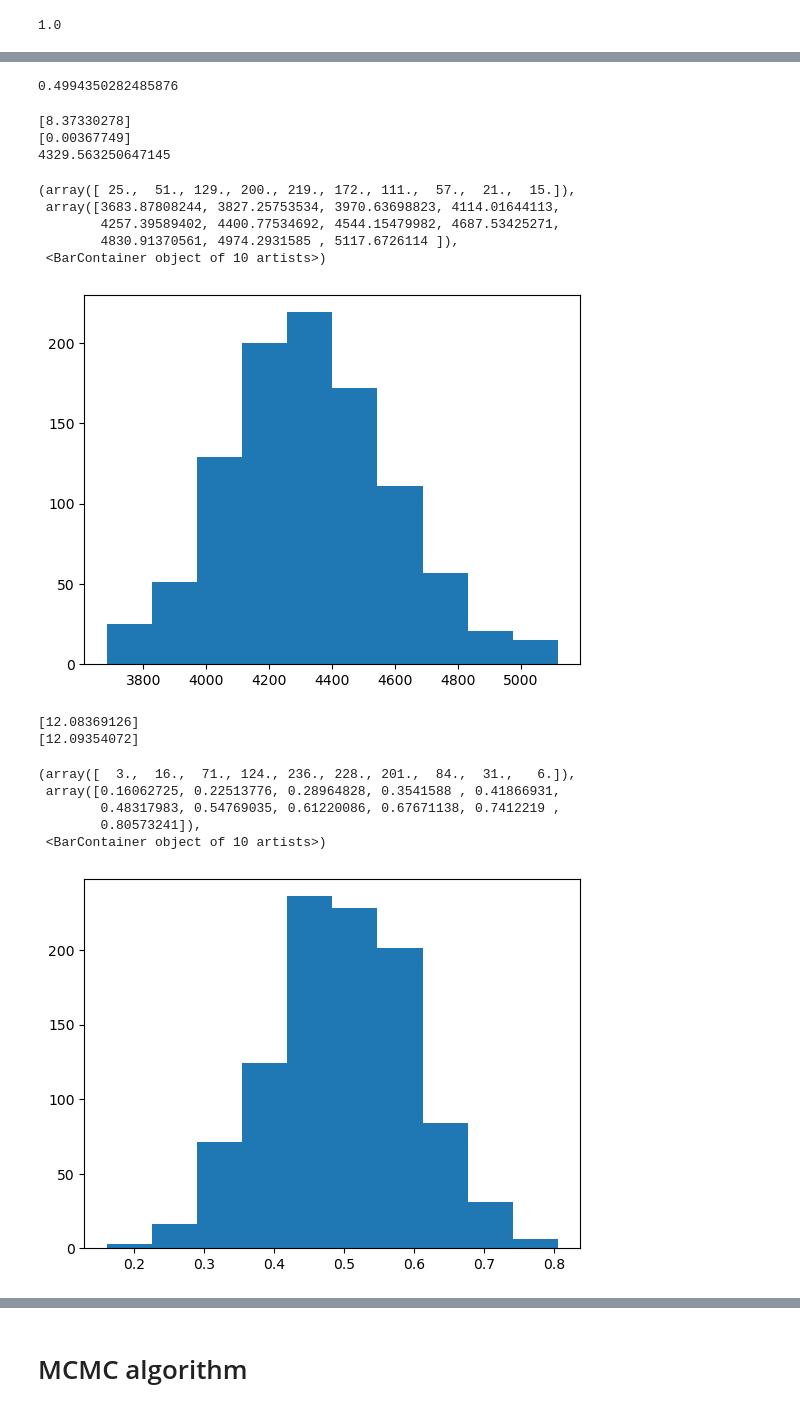
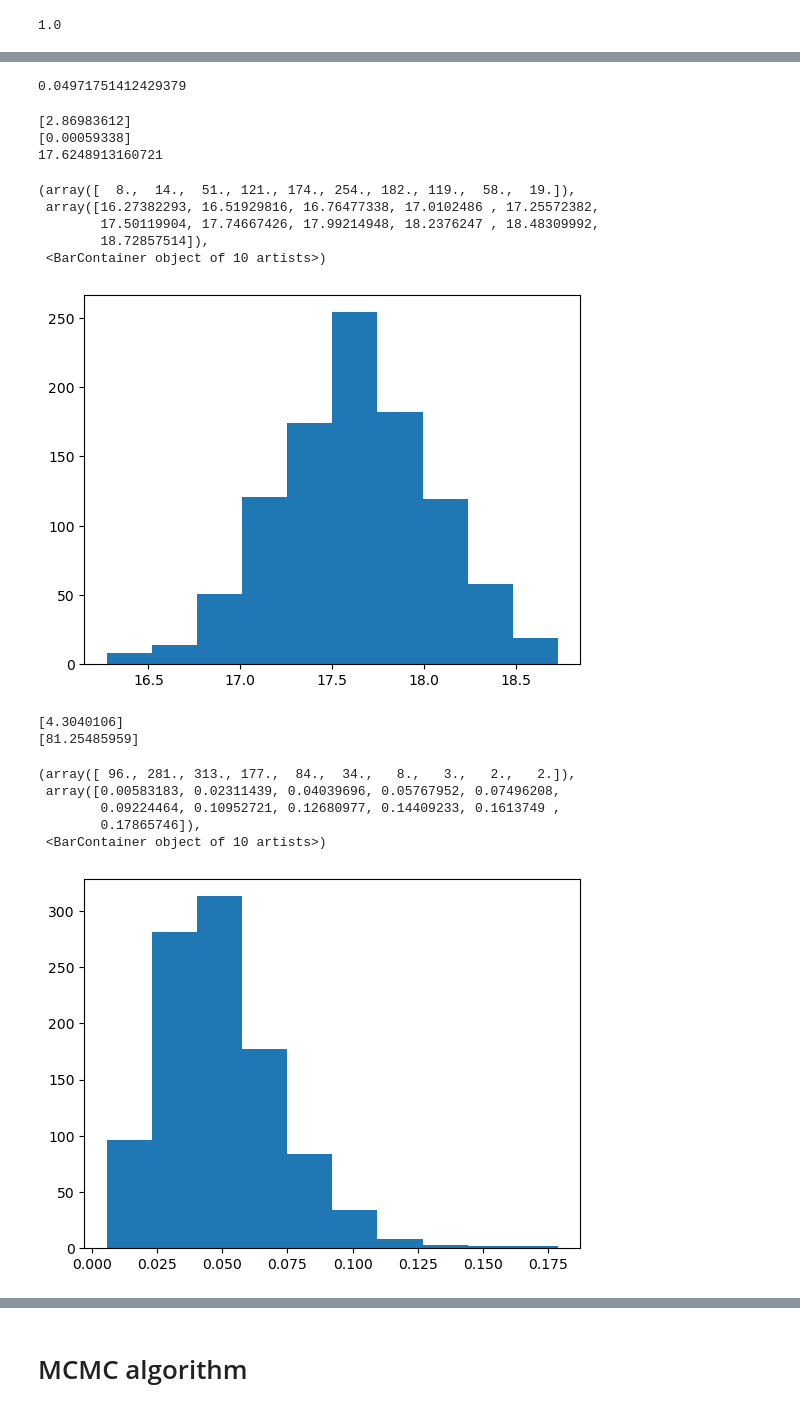
Before and after one commit to junting-ren/ZIV, a Jupyter notebook: notebooks/pytorch_fast_slab_spike.ipynb, the cells around one changed output, grey strips where cells are left out. Cells and saved outputs as stored; diff of their text form; code cells hidden in the pictures.

Commit message:
Update pytorch_fast_slab_spike.ipynb
Minor update to adjust for function update

```diff
--- a/notebooks/pytorch_fast_slab_spike.ipynb
+++ b/notebooks/pytorch_fast_slab_spike.ipynb
@@ -74,8 +74,10 @@ max_n_p = True
 # n = 1000
 # p = 200
 n = ABCD_sub.shape[0]
-p = ABCD_sub.shape[1]
-p_causal = int(p*0.5)
+p_confound = 0
+p = ABCD_sub.shape[1]-p_confound
+p_causal = int(p*0.05)
+beta_var = 0.01
 #p_causal = int(n*0.1)
 batch_size = n
 r_batch = batch_size/n
@@ -103,9 +105,13 @@ print(r_batch)
 rho = 0.6
 var = 1
 n_matrix = 1
-h = 0.1
+h = 0.02
 beta_bias = 1
-sim_class = data_sim.sim_tobit_data(n = n, p = p, p_causal = p_causal, rho = rho, var = var, n_matrix = n_matrix,h = h, bias = beta_bias, Xs = Xs, scale_lambda =None)
+sim_class = data_sim.sim_tobit_data(n = n, p = p, p_causal = p_causal,p_confound = p_confound, rho = rho, var = var,
+                                    n_matrix = n_matrix,h = h, bias = beta_bias, Xs = Xs, scale_lambda =None, beta_var= beta_var)
 z, X, Xs, latent_mean, var_genetic, var_total, true_beta, y_star = sim_class.gen_data(seed = None)
 data_sim.show_sim(z, latent_mean, var_total)
+if p_confound >0:
+    true_beta_confound = true_beta[:p_confound]
+    true_beta = true_beta[p_confound:]
 # %% [output]
@@ -122,29 +128,17 @@ if tobit:
     y_star = z
 sim_data = Sim_Dataset(X,y_star, device = device)
 sim_data_loader = DataLoader(sim_data, batch_size = batch_size)
-model = linear_slab_spike(p = p, n_total = n, init_pi_local_max = 1.0, init_pi_local_min = 0.0,init_pi_global = 0.5, init_beta_var =1, init_noise_var = 1,
+model = linear_slab_spike(p = p, n_total = n, p_confound = p_confound, init_pi_local_max = 1.0, init_pi_local_min = 0.0,init_pi_global = 0.5, init_beta_var =1, init_noise_var = 1,
                          gumbel_softmax_temp = 1, gumbel_softmax_hard = False,
                           a1= 0.1, a2=0.1, init_a3= 1.1, init_a4 = 1.1,
                           b1 = 1.1, b2 = 1.1, init_b3 = 10.0, init_b4 = 0.1, n_E = 1
                           , prior_sparsity = True, prior_sparsity_beta = False,exact_lh = exact_lh,tobit = tobit, device = device
                          ).double().to(device)
-optimizer = torch.optim.Adam(
-    [{'params': model.beta_mu},
-     {'params': model.beta_log_var},
-     {'params': model.logit_pi_local},
-     {'params': model.log_a3},
-     {'params': model.log_a4},
-     {'params': model.b3},
-     {'params': model.log_b4},
-     {'params': model.bias},
-     {'params': model.logit_pi_global},
-     {'params': model.beta_log_var_prior},
-     {'params': model.log_var_noise},
-    ],
+optimizer = torch.optim.Adam(model.parameters(),
     lr = 0.05)
 # %%
 lr_scheduler = torch.optim.lr_scheduler.ExponentialLR(optimizer=optimizer, gamma=0.8)
 t = 100 #number of moving averages
 patience = 100# patience
-_, result_dict = train_and_infer(model = model, optimizer = optimizer, sim_data_loader = sim_data_loader, lr_scheduler = lr_scheduler, t = t, patience = patience,X = X, plot = True, true_beta = true_beta, verbose = True)
+best_model, error, point_est, result_dict = train_and_infer(model = model, optimizer = optimizer, sim_data_loader = sim_data_loader, lr_scheduler = lr_scheduler, t = t, patience = patience,X = X, plot = True, true_beta = true_beta, verbose = True)
 # %% [output]
@@ -164,10 +158,10 @@ result_dict
 # %%
 p_causal/p
 # %% [output]
-0.4994350282485876
+0.04971751412429379
 # %%
-b3 = _.b3.cpu().detach().numpy()
-b4 = np.exp(_.log_b4.cpu().detach().numpy())
+b3 = best_model.b3.cpu().detach().numpy()
+b4 = np.exp(best_model.log_b4.cpu().detach().numpy())
 print(b3)
 print(b4)
 # Noise variance posterior
@@ -176,29 +170,29 @@ noise_var_est = np.mean(noise_var_poster)
 print(noise_var_est)
 plt.hist(noise_var_poster)
 # %% [output]
-[8.37330278]
-[0.00367749]
-4329.563250647145
+[2.86983612]
+[0.00059338]
+17.6248913160721
-(array([ 25.,  51., 129., 200., 219., 172., 111.,  57.,  21.,  15.]),
- array([3683.87808244, 3827.25753534, 3970.63698823, 4114.01644113,
-        4257.39589402, 4400.77534692, 4544.15479982, 4687.53425271,
-        4830.91370561, 4974.2931585 , 5117.6726114 ]),
+(array([  8.,  14.,  51., 121., 174., 254., 182., 119.,  58.,  19.]),
+ array([16.27382293, 16.51929816, 16.76477338, 17.0102486 , 17.25572382,
+        17.50119904, 17.74667426, 17.99214948, 18.2376247 , 18.48309992,
+        18.72857514]),
  <BarContainer object of 10 artists>)
-[figure, old version]
+[figure, new version]
 # %%
-a3 = torch.exp(_.log_a3).cpu().detach().numpy()
-a4 = torch.exp(_.log_a4).cpu().detach().numpy()
+a3 = torch.exp(best_model.log_a3).cpu().detach().numpy()
+a4 = torch.exp(best_model.log_a4).cpu().detach().numpy()
 print(a3)
 print(a4)
 global_pi_poster = np.random.beta(a3,a4, size = (1000,))
 plt.hist(global_pi_poster)
 # %% [output]
-[12.08369126]
-[12.09354072]
+[4.3040106]
+[81.25485959]
-(array([  3.,  16.,  71., 124., 236., 228., 201.,  84.,  31.,   6.]),
- array([0.16062725, 0.22513776, 0.28964828, 0.3541588 , 0.41866931,
-        0.48317983, 0.54769035, 0.61220086, 0.67671138, 0.7412219 ,
-        0.80573241]),
+(array([ 96., 281., 313., 177.,  84.,  34.,   8.,   3.,   2.,   2.]),
+ array([0.00583183, 0.02311439, 0.04039696, 0.05767952, 0.07496208,
+        0.09224464, 0.10952721, 0.12680977, 0.14409233, 0.1613749 ,
+        0.17865746]),
  <BarContainer object of 10 artists>)
-[figure, old version]
+[figure, new version]
 # %%
```
Also changed, not shown: parts of 9 cells of this notebook.
